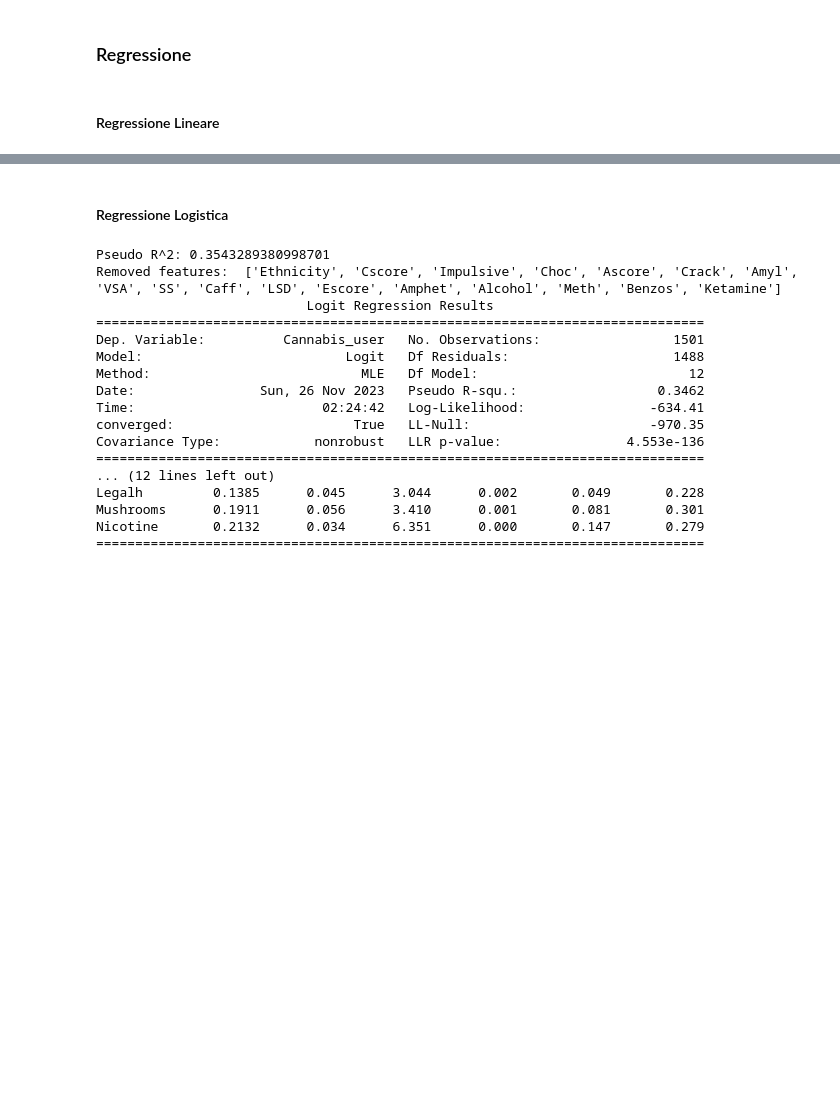
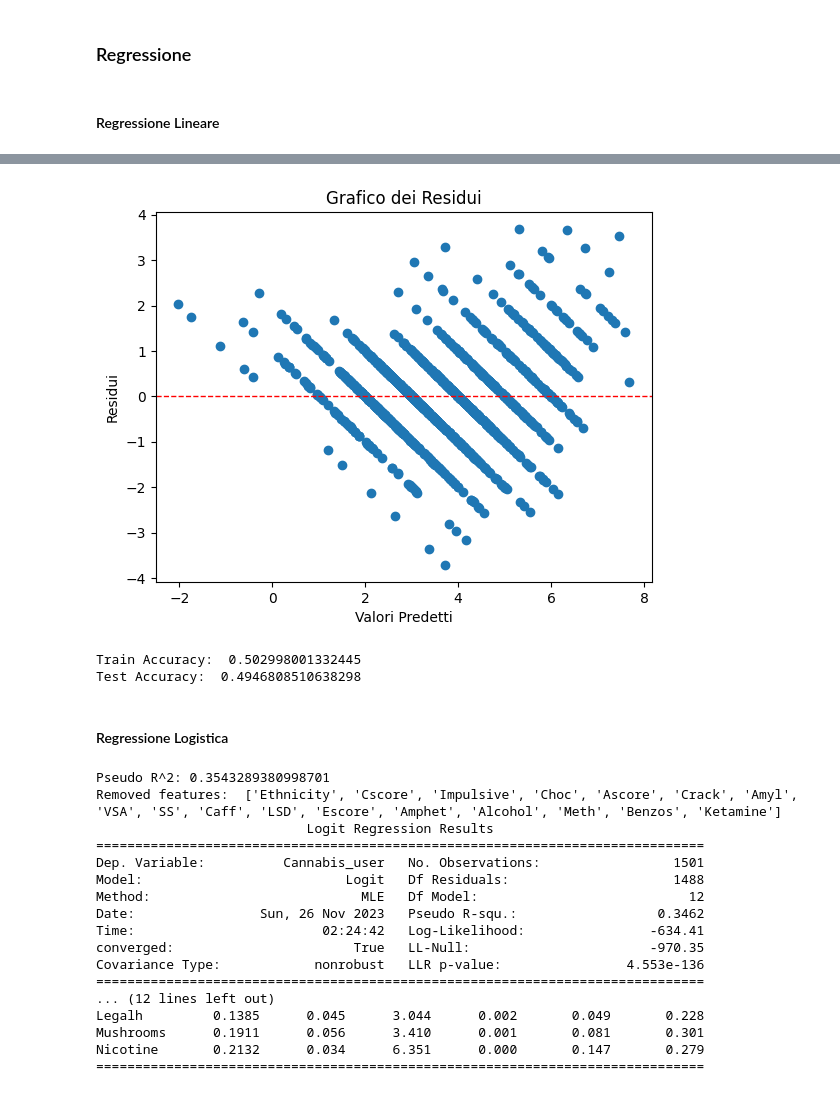
Before and after one commit to Wornairz/UniCT, a Jupyter notebook: FAD/fad_project.ipynb, the cells around one changed output, grey strips where cells are left out. Saved outputs shown, nothing was run; the diff lists cells and outputs as text; code cells hidden in the pictures; blank space fills up the shorter version.

Commit message:
add linear regression (initial)

```diff
--- a/FAD/fad_project.ipynb
+++ b/FAD/fad_project.ipynb
@@ -293,5 +278,0 @@ Notes:
-# %%
-model = ols("Ecstasy ~ Coke", data).fit()
-
-#visualizziamo i parametri del modello
-model.params
@@ -324,5 +278,0 @@ Notes:
-# %%
-#Age	Gender	Education	Country	Ethnicity	Nscore	Escore	Oscore	Ascore	Cscore	Impulsive	SS
-model = ols("drugs_user_count ~ Age + Gender + Education + Country + Ethnicity + Nscore + Escore + Oscore + Ascore + Cscore + Impulsive + SS", data).fit()
-
-model.params
@@ -376,0 +279,27 @@ Notes:
+# %%
+def backward_elimination_linear(train_data, target_variable):
+    feature_string = '+'.join([feature for feature in train_data.columns.drop('ID') if feature != target_variable and feature != target_variable.replace("_user", "") and "_user" not in feature])
+    formula = target_variable + " ~ " + feature_string
+    model = ols(formula, train_data).fit(disp=False)
+    print("Adjusted R^2:", model.rsquared_adj)
+
+    removed_features = []
+    x_vars = feature_string.split("+")
+
+    while model.pvalues.drop("Intercept").max() > 0.1:
+        feature_to_remove = model.pvalues.drop("Intercept").idxmax()
+        removed_features.append(feature_to_remove)
+        x_vars.remove(feature_to_remove)
+        formula = target_variable + " ~ " + '+'.join(x_vars)
+        model = ols(formula, train_data).fit(disp=False)
+
+    print("Removed features: ", removed_features)
+    return model
+
+def linear_regression(train_data, dependent_variable):
+    model = backward_elimination_linear(train_data, dependent_variable)
+    print(model.summary())
+    return model
+# %%
+target_variable = "drugs_user_count"
+model = linear_regression(train_set, target_variable)
@@ -377,3 +324,15 @@ Notes:
+# %%
+train_probs = model.predict(train_set)
+train_pred = train_probs.round().astype(int)
+
+test_probs = model.predict(test_set)
+test_pred = test_probs.round().astype(int)
+
+print_metrics_linear(train_set[target_variable], train_pred, test_set[target_variable], test_pred, residuals=model.resid, fitted_values=model.fittedvalues)
+# %% [output]
+[figure, added]
+Train Accuracy:  0.502998001332445
+Test Accuracy:  0.4946808510638298
 # %% [markdown]
 #### Regressione Logistica
 # %%
```
Also changed, not shown: parts of 9 cells of this notebook.
